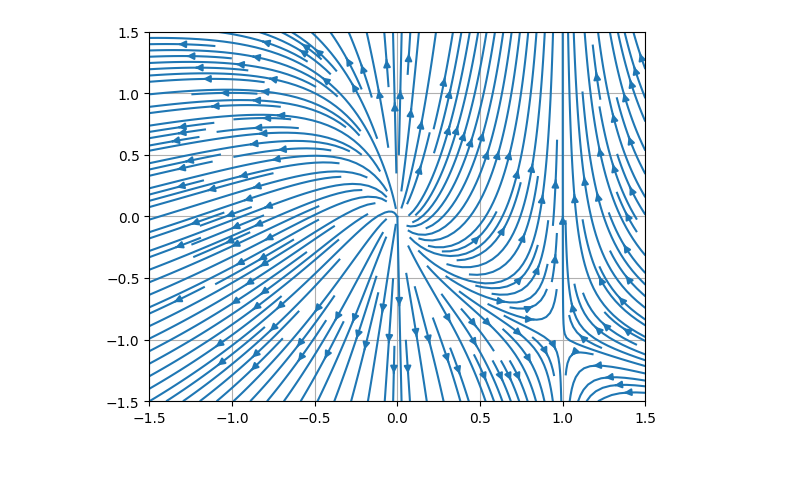
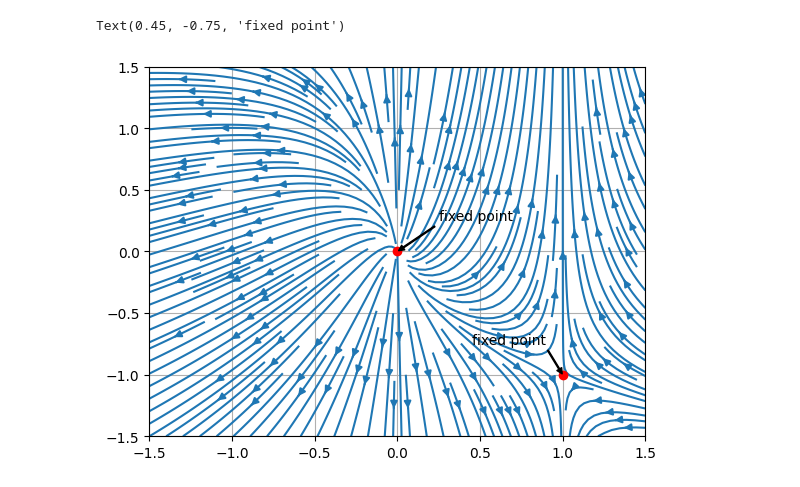
Before and after one commit to Sepehrforoughi/steve-mds-python-codes, a Jupyter notebook: steve_mds_22.ipynb, the cells around one changed output. Drawn from its saved outputs; the diff is of its cells as text; code cells hidden in the pictures.

```diff
--- a/steve_mds_22.ipynb
+++ b/steve_mds_22.ipynb
@@ -2,11 +2,20 @@
 import numpy as np
 import matplotlib.pyplot as plt
 # %%
-a = np.linspace(-1.5, 1.5, 301) # initial conditions span
+a = np.linspace(-1.5, 1.5, 301) # x and y span
 X1, X2 = np.meshgrid(a,a) # coordinate matrices
 dx1 = X1 - X1**2 # x1 dot
 dx2 = X1 + X2 # x2 dot
-plt.streamplot(X1, X2, dx1, dx2, density= 2)
-plt.grid('on')
+fig = plt.figure()
+ax = fig.add_subplot()
+ax.streamplot(X1, X2, dx1, dx2, density= 2)
+ax.grid('on')
+ax.plot([0], [0], 'ro',)
+ax.annotate('fixed point', xy=(0, 0), xytext=(.25, .25),
+            arrowprops=dict(facecolor='black', shrink=0.03, width=0.7, headwidth=4, headlength=4))
+ax.plot([1], [-1], 'ro',)
+ax.annotate('fixed point', xy=(1, -1), xytext=(.45, -.75),
+            arrowprops=dict(facecolor='black', shrink=0.03, width=0.7, headwidth=4, headlength=4))
 # %% [output]
+Text(0.45, -0.75, 'fixed point')
-[figure, old version]
+[figure, new version]
```
